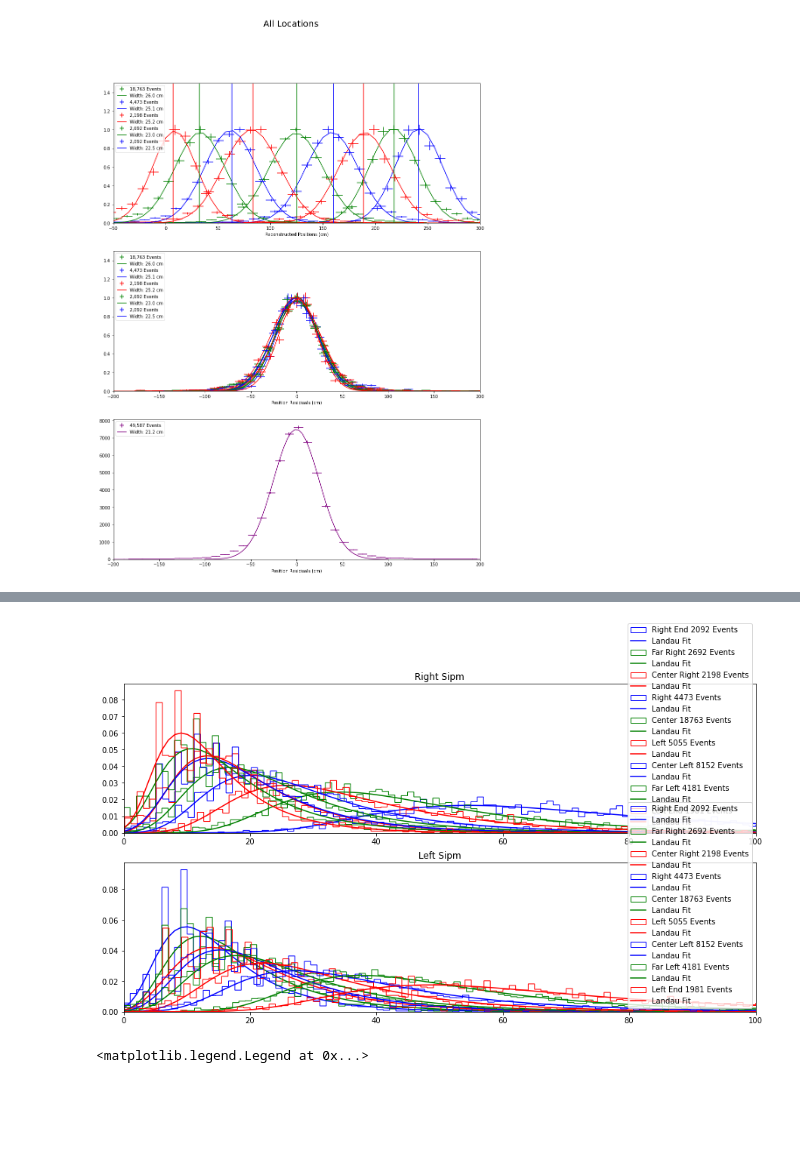
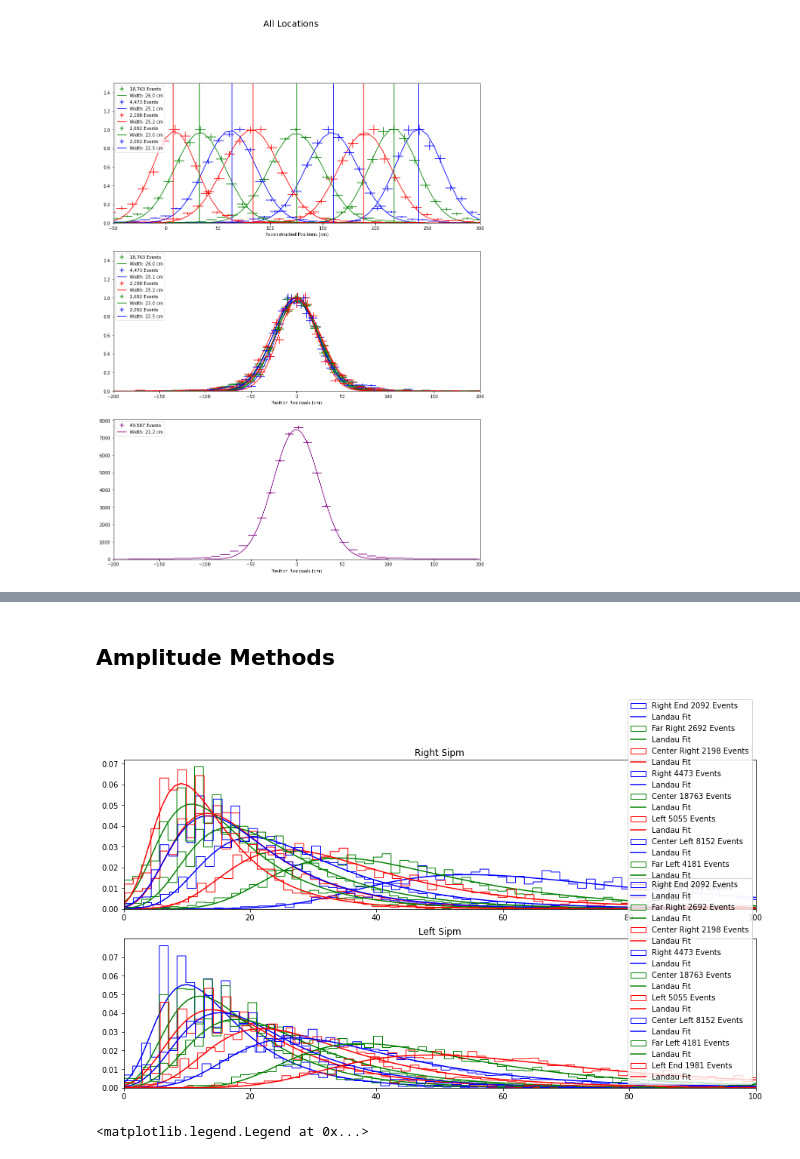
Before and after one commit to peckalec/fcal_project, a Jupyter notebook: SingleBarCosmics.ipynb, the cells around one changed output, grey strips where cells are left out. Saved outputs shown, nothing was run; the diff lists cells and outputs as text; code cells hidden in the pictures; blank space fills up the shorter version.

```diff
--- a/SingleBarCosmics.ipynb
+++ b/SingleBarCosmics.ipynb
@@ -221,34 +221,3 @@ ax[2].legend(handles=[myerr,myplt],loc='upper left')
 plt.show()
 # %% [output]
 [figure]
-# %%
-fig,ax = plt.subplots(2,1,figsize=(10,8))
-binresolution = 0.5
-time_R = np.array([])
-err_time_R = np.array([])
-time_L = np.array([])
-err_time_L = np.array([])
-
-
-for i in range(len(positions)):
-    bincount = int(np.floor( (max(dataframes[i].ch4_time_fit)-min(dataframes[i].ch4_time_fit))/binresolution ))
-    count,binedges,bars=ax[0].hist(dataframes[i].ch4_time_fit,bincount, label=f"{positions[i]} {len(dataframes[i].ch4_time_fit)} Events",color=colors[i%3],visible=True,histtype="step",density = True) #
-    bincenters = binedges[1:]/2+binedges[:-1]/2
-    coeff, covar = curve_fit(gaus, bincenters, count,p0=(0.03,80,10))
-    ax[0].plot(np.linspace(0,100,100),gaus(np.linspace(0,100,100),*coeff), label=f"Landau Fit",color=colors[i%3])
-    time_R = np.append(time_R,coeff[1])
-    err_time_R = np.append(err_time_R,np.sqrt(covar[1][1]))
-    ax[0].legend()
-    ax[0].set_xlim(60,100)
-    ax[0].set_title("Right Sipm")
-
-    bincount = int(np.floor( (max(dataframes[i].ch3_time_fit)-min(dataframes[i].ch3_time_fit))/binresolution ))
-    count,binedges,bars=ax[1].hist(dataframes[i].ch3_time_fit,bincount, label=f"{positions[i]} {len(dataframes[i].ch3_time_fit)} Events",color=colors[i%3],visible=True,histtype="step",density = True)
-    bincenters = binedges[1:]/2+binedges[:-1]/2
-    coeff, covar = curve_fit(gaus, bincenters, count,p0=(0.03,80,10))
-    ax[1].plot(np.linspace(0,100,100),gaus(np.linspace(0,100,100),*coeff), label=f"Landau Fit",color=colors[i%3])
-    time_L = np.append(time_L,coeff[1])
-    err_time_L = np.append(err_time_L,np.sqrt(covar[1][1]))
-    ax[1].legend()
-    ax[1].set_xlim(60,100)
-    ax[1].set_title("Left Sipm")
@@ -341,37 +224,39 @@ plt.show()
+# %% [markdown]
+## Amplitude Methods
 # %%
 fig,ax = plt.subplots(2,1,figsize=(15,8))
-binresolution = 1
+binresolution = 1.4
 amplitude_R = np.array([])
 err_R = np.array([])
 amplitude_L = np.array([])
 err_L = np.array([])
 
 vpe_conversion = 3.4
 
 for i in range(len(positions)):
     bincount = int(np.floor( (max(dataframes[i].ch4_P2P_fit)-min(dataframes[i].ch4_P2P_fit))/binresolution ))
     count,binedges,bars=ax[0].hist(dataframes[i].ch4_P2P_fit,bincount, label=f"{positions[i]} {len(dataframes[i].ch4_P2P_fit)} Events",color=colors[i%3],visible=True,histtype="step",density = True) #
     bincenters = binedges[1:]/2+binedges[:-1]/2
-    coeff, covar = curve_fit(Landau, bincenters, count,p0=(0.003,23,10))
+    coeff, covar = curve_fit(Landau, bincenters, count,p0=(0.003,0,10))
     ax[0].plot(np.linspace(0,100,100),Landau(np.linspace(0,100,100),*coeff), label=f"Landau Fit",color=colors[i%3])
     amplitude_R = np.append(amplitude_R,coeff[1])
     err_R = np.append(err_R,np.sqrt(covar[1][1]))
     ax[0].legend()
     ax[0].set_xlim(0,100)
     ax[0].set_title("Right Sipm")
 
     bincount = int(np.floor( (max(dataframes[i].ch3_P2P_fit)-min(dataframes[i].ch3_P2P_fit))/binresolution ))
     count,binedges,bars=ax[1].hist(dataframes[i].ch3_P2P_fit,bincount, label=f"{positions[i]} {len(dataframes[i].ch3_P2P_fit)} Events",color=colors[i%3],visible=True,histtype="step",density = True)
     bincenters = binedges[1:]/2+binedges[:-1]/2
-    coeff, covar = curve_fit(Landau, bincenters, count,p0=(0.003,25,10))
+    coeff, covar = curve_fit(Landau, bincenters, count,p0=(0.003,0,10))
     ax[1].plot(np.linspace(0,100,100),Landau(np.linspace(0,100,100),*coeff), label=f"Landau Fit",color=colors[i%3])
     amplitude_L = np.append(amplitude_L,coeff[1])
     err_L = np.append(err_L,np.sqrt(covar[1][1]))
     ax[1].legend()
     ax[1].set_xlim(0,100)
     ax[1].set_title("Left Sipm")
 # %% [output]
-[figure, old version]
+[figure, new version]
 # %%
 amp_ratio = []
 err_amp = []
```
Also changed, not shown: parts of 15 cells of this notebook.
